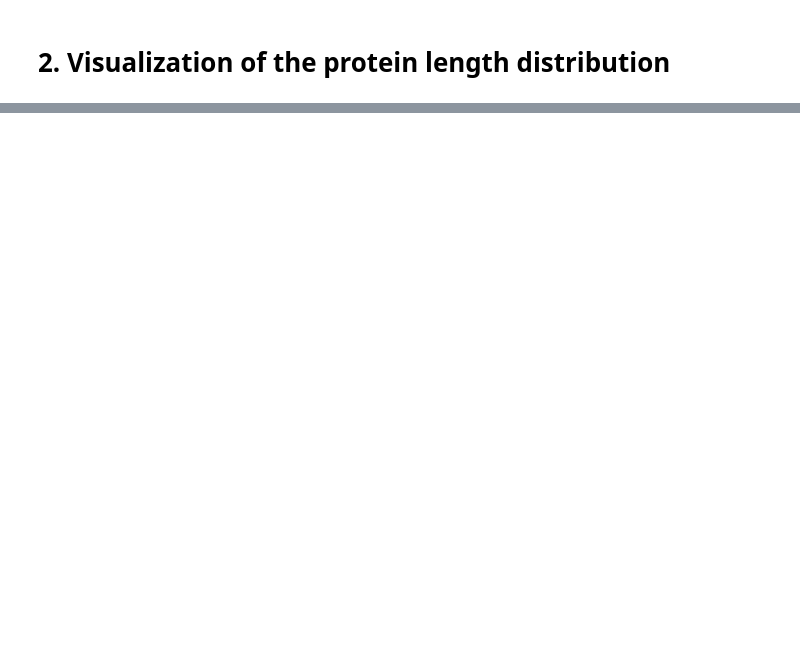
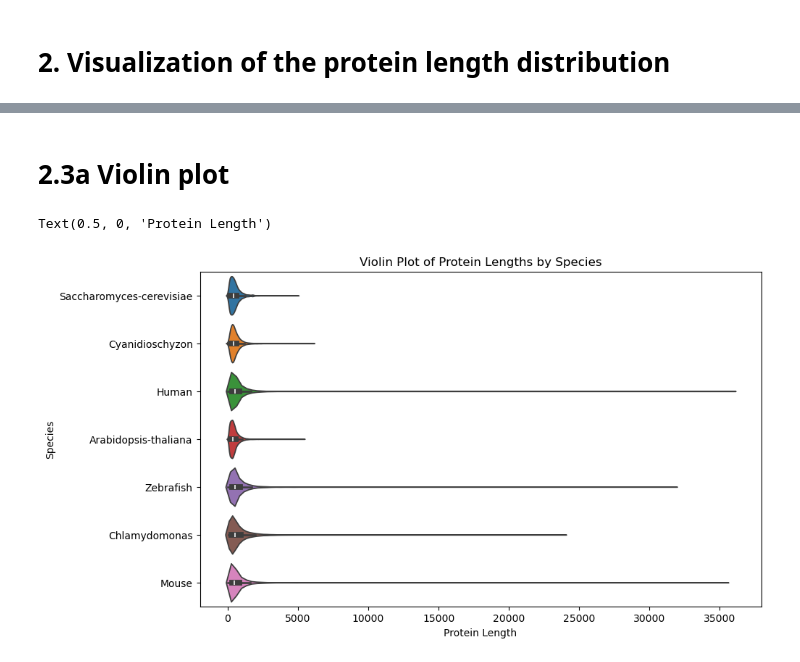
Before and after one commit to daffaaprilio/ProgrammingExercises, a Jupyter notebook: proteomics-exercises/code-2.ipynb, the cells around one changed output, grey strips where cells are left out. Saved outputs shown, nothing was run; the diff lists cells and outputs as text; code cells hidden in the pictures; blank space fills up the shorter version.

```diff
--- a/proteomics-exercises/code-2.ipynb
+++ b/proteomics-exercises/code-2.ipynb
@@ -21,0 +111,18 @@ df.head()
+# %% [markdown]
+# 2.3a Violin plot
+# %%
+import seaborn as sns
+import matplotlib.pyplot as plt
+
+"""
+Create a violin plot, y axis species name, x axis protein length
+"""
+
+plt.figure(figsize=(10, 6))
+sns.violinplot(data=df, y="Species", x="Protein_Length", hue="Species")
+plt.title("Violin Plot of Protein Lengths by Species")
+plt.ylabel("Species")
+plt.xlabel("Protein Length")
+# %% [output]
+Text(0.5, 0, 'Protein Length')
+[figure, added]
```
Also changed, not shown: parts of 11 cells of this notebook, 4 other files.
